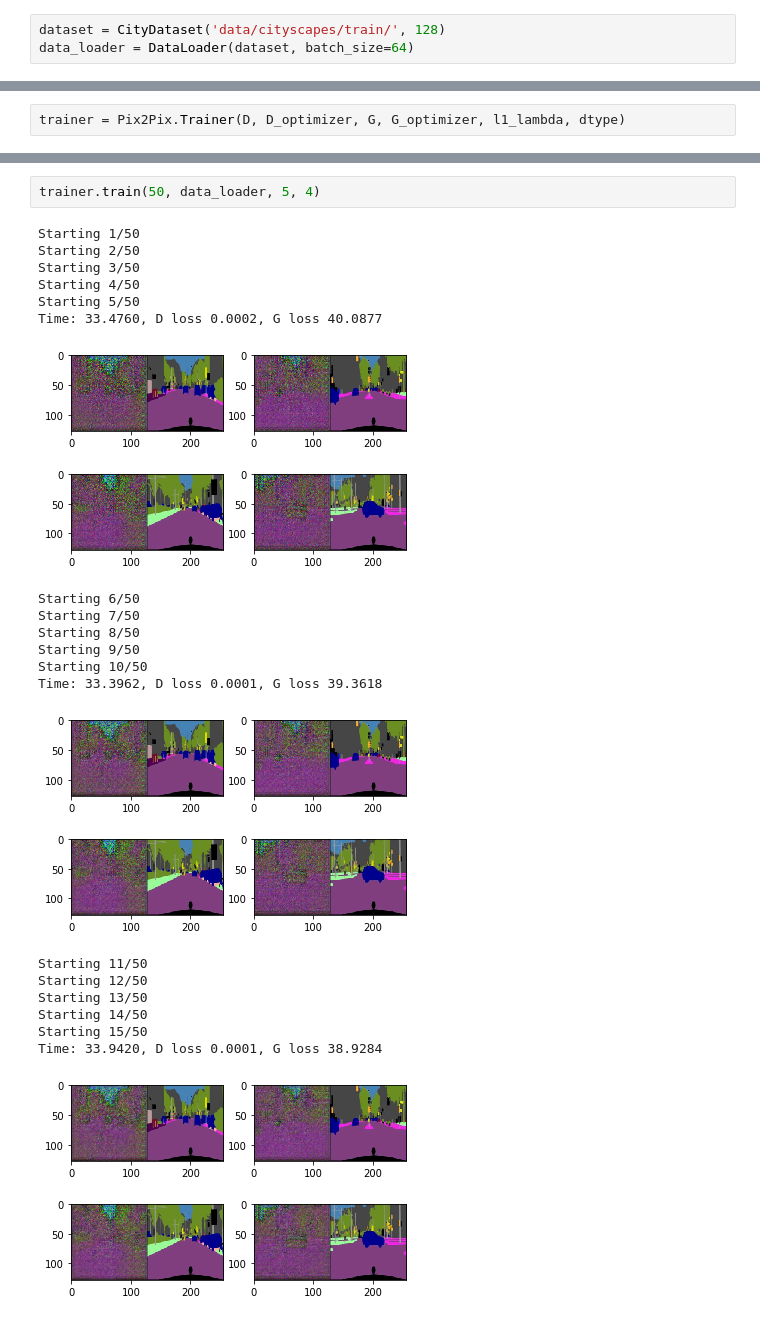
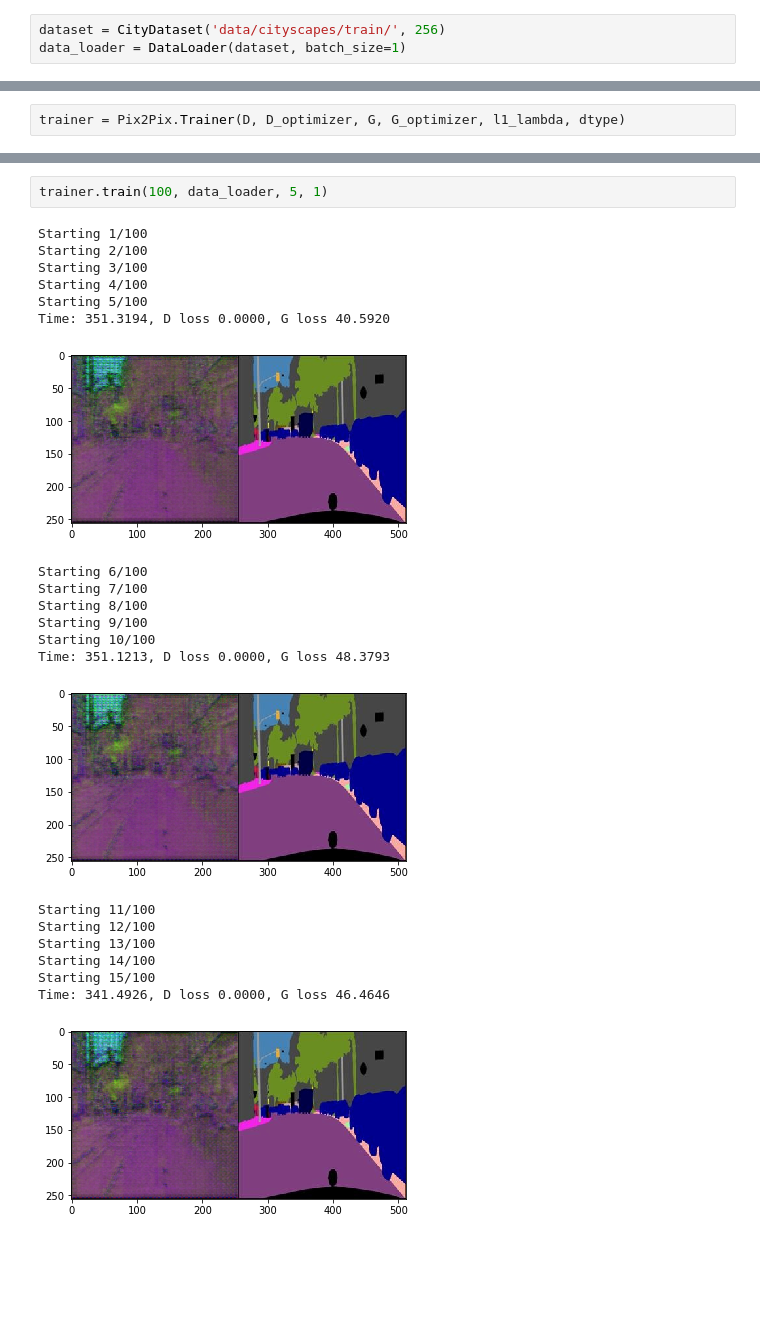
Before and after one commit to Aiden-Jeon/GAN_Project, a Jupyter notebook: Pix2Pix.ipynb, the cells around one changed output, grey strips where cells are left out. Drawn from its saved outputs; the diff is of its cells as text; blank space fills up the shorter version.

```diff
--- a/Pix2Pix.ipynb
+++ b/Pix2Pix.ipynb
@@ -47,8 +47,8 @@ class CityDataset(Dataset):
     def __len__(self):
         return len(self.file_list)
 # %%
-dataset = CityDataset('data/cityscapes/train/', 128)
-data_loader = DataLoader(dataset, batch_size=64)
+dataset = CityDataset('data/cityscapes/train/', 256)
+data_loader = DataLoader(dataset, batch_size=1)
 # %%
 def reset(m):
     if hasattr(m, 'reset_parameters'):
@@ -91,24 +113,24 @@ trainer = Pix2Pix.Trainer(D, D_optimizer, G, G_optimizer, l1_lambda, dtype)
 # %%
-trainer.train(50, data_loader, 5, 4)
+trainer.train(100, data_loader, 5, 1)
 # %% [output]
-Starting 1/50
-Starting 2/50
-Starting 3/50
-Starting 4/50
-Starting 5/50
-Time: 33.4760, D loss 0.0002, G loss 40.0877
+Starting 1/100
+Starting 2/100
+Starting 3/100
+Starting 4/100
+Starting 5/100
+Time: 351.3194, D loss 0.0000, G loss 40.5920
-[figure, old version]
+[figure, new version]
-Starting 6/50
-Starting 7/50
-Starting 8/50
-Starting 9/50
-Starting 10/50
-Time: 33.3962, D loss 0.0001, G loss 39.3618
+Starting 6/100
+Starting 7/100
+Starting 8/100
+Starting 9/100
+Starting 10/100
+Time: 351.1213, D loss 0.0000, G loss 48.3793
-[figure, old version]
+[figure, new version]
-Starting 11/50
-Starting 12/50
-Starting 13/50
-Starting 14/50
-Starting 15/50
-Time: 33.9420, D loss 0.0001, G loss 38.9284
+Starting 11/100
+Starting 12/100
+Starting 13/100
+Starting 14/100
+Starting 15/100
+Time: 341.4926, D loss 0.0000, G loss 46.4646
-[figure, old version]
+[figure, new version]
```
Also changed, not shown: parts of 4 cells of this notebook, 3 other files.
